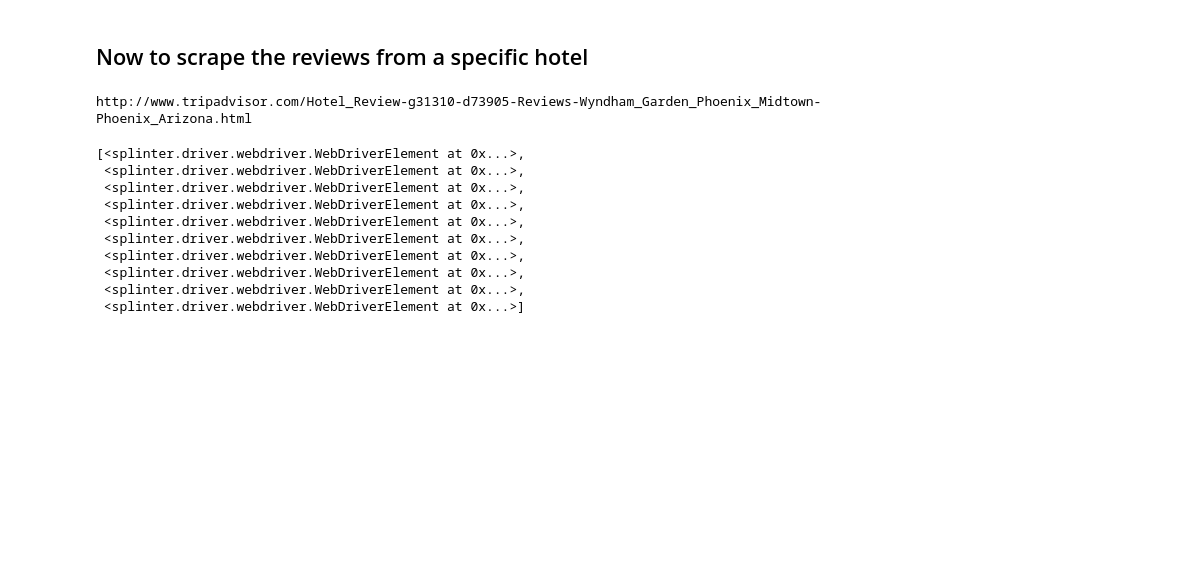
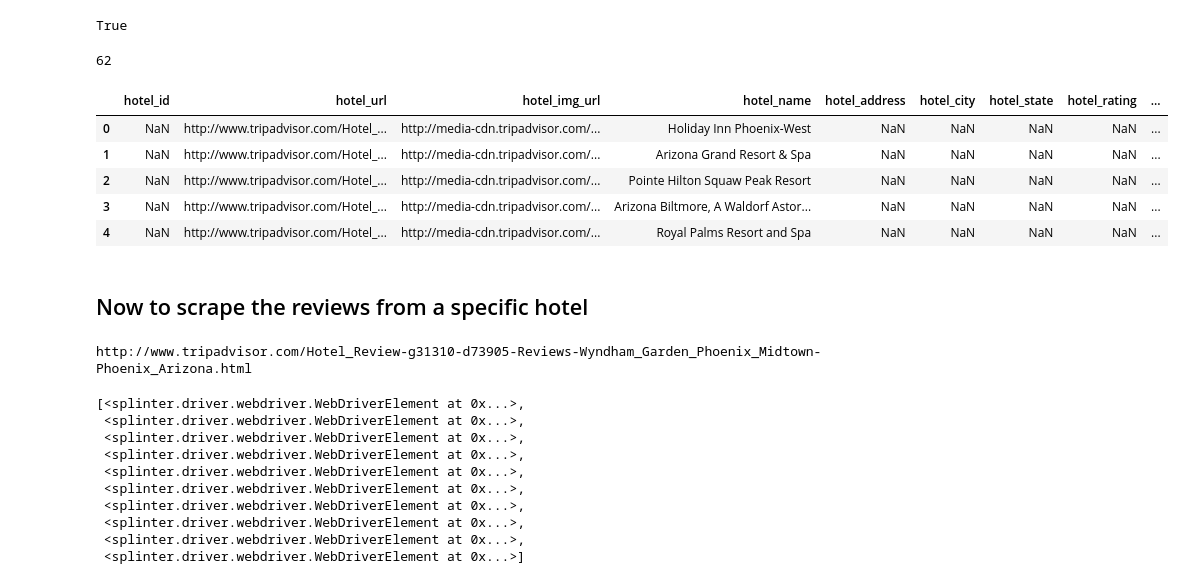
Before and after one commit to mattgiguere/doglodge, a Jupyter notebook: code/splinter_tripadvisor.ipynb, the cells around one changed output. Cells and saved outputs as stored; diff of their text form; code cells hidden in the pictures; blank space fills up the shorter version.

```diff
--- a/code/splinter_tripadvisor.ipynb
+++ b/code/splinter_tripadvisor.ipynb
@@ -66,0 +126,4 @@ http://www.tripadvisor.com/Hotel_Review-g31310-d223035-Reviews-Hilton_Garden_Inn
+# %%
+# get the price
+price_text = prop.find_by_xpath('div[contains(@class, "prw_rup")]/div/div/div/div[@class="headerContents"]/div[contains(@class, "price")]').text
+price_text
@@ -66,0 +156,27 @@ http://www.tripadvisor.com/Hotel_Review-g31310-d223035-Reviews-Hilton_Garden_Inn
+# %%
+hotel_names = []
+links = []
+img_url = []
+hotel_price = []
+business_id = []
+
+listing_div = br.find_by_xpath('//div[@id="ACCOM_OVERVIEW"]/div[contains(@class, "hotels_lf_condensed")]')
+listing_div = listing_div[:3]
+for listing in listing_div:
+    biz_id = re.findall('hotel_(\d+)', listing['id'])
+    print('business_id: {}'.format(biz_id))
+    business_id.append(biz_id)
+    prop = listing.find_by_xpath('div/div/div/div[contains(@class, "property_details")]')
+    title = prop.find_by_xpath('div/div[@class="listing_title"]')
+    print(title.text)
+    hotel_names.append(title.text)
+    print(title.find_by_xpath('a')['href'])
+    links.append(title.find_by_xpath('a')['href'])
+    hotel_img = prop.find_by_xpath('div[@class="photo_booking"]/div/div/a/img')['src']
+    img_url.append(hotel_img)
+    print('Hotel img URL: {}'.format(hotel_img))
+    price_text = prop.find_by_xpath('div[contains(@class, "prw_rup")]/div/div/div/div[@class="headerContents"]/div[contains(@class, "price")]').text
+    price = re.findall('(\d+)', price_text)[0]
+    hotel_price.append(price)
+    print('Price: ${}'.format(price))
+    print('*'*50)
@@ -86,0 +226,2 @@ links
+# %%
+nxt_btn = br.find_by_xpath('//div[contains(@class, "deckTools")]/div[contains(@class, "unified")]/a[contains(@class, "next")]')
@@ -86,0 +238,3 @@ links
+# %%
+# this only needs to be done at the very beginning
+br = Browser()
@@ -87,3 +387,20 @@ links
+# %%
+br.is_element_present_by_xpath('//*[contains(@class, "hotels_lf_condensed")]', wait_time=1)
+# %% [output]
+True
+# %%
+len(hotel_names)
+# %% [output]
+62
+# %%
+bigdf.head(5)
+# %% [output]
+|  | hotel_id | hotel_url | hotel_img_url | hotel_name | hotel_address | hotel_city | hotel_state | hotel_rating | ... |
+| 0 | NaN | http://www.tripadvisor.com/Hotel_... | http://media-cdn.tripadvisor.com/... | Holiday Inn Phoenix-West | NaN | NaN | NaN | NaN | ... |
+| 1 | NaN | http://www.tripadvisor.com/Hotel_... | http://media-cdn.tripadvisor.com/... | Arizona Grand Resort & Spa | NaN | NaN | NaN | NaN | ... |
+| 2 | NaN | http://www.tripadvisor.com/Hotel_... | http://media-cdn.tripadvisor.com/... | Pointe Hilton Squaw Peak Resort | NaN | NaN | NaN | NaN | ... |
+| 3 | NaN | http://www.tripadvisor.com/Hotel_... | http://media-cdn.tripadvisor.com/... | Arizona Biltmore, A Waldorf Astor... | NaN | NaN | NaN | NaN | ... |
+| 4 | NaN | http://www.tripadvisor.com/Hotel_... | http://media-cdn.tripadvisor.com/... | Royal Palms Resort and Spa | NaN | NaN | NaN | NaN | ... |
 # %% [markdown]
 ## Now to scrape the reviews from a specific hotel
 # %%
```
Also changed, not shown: parts of 36 cells of this notebook.
